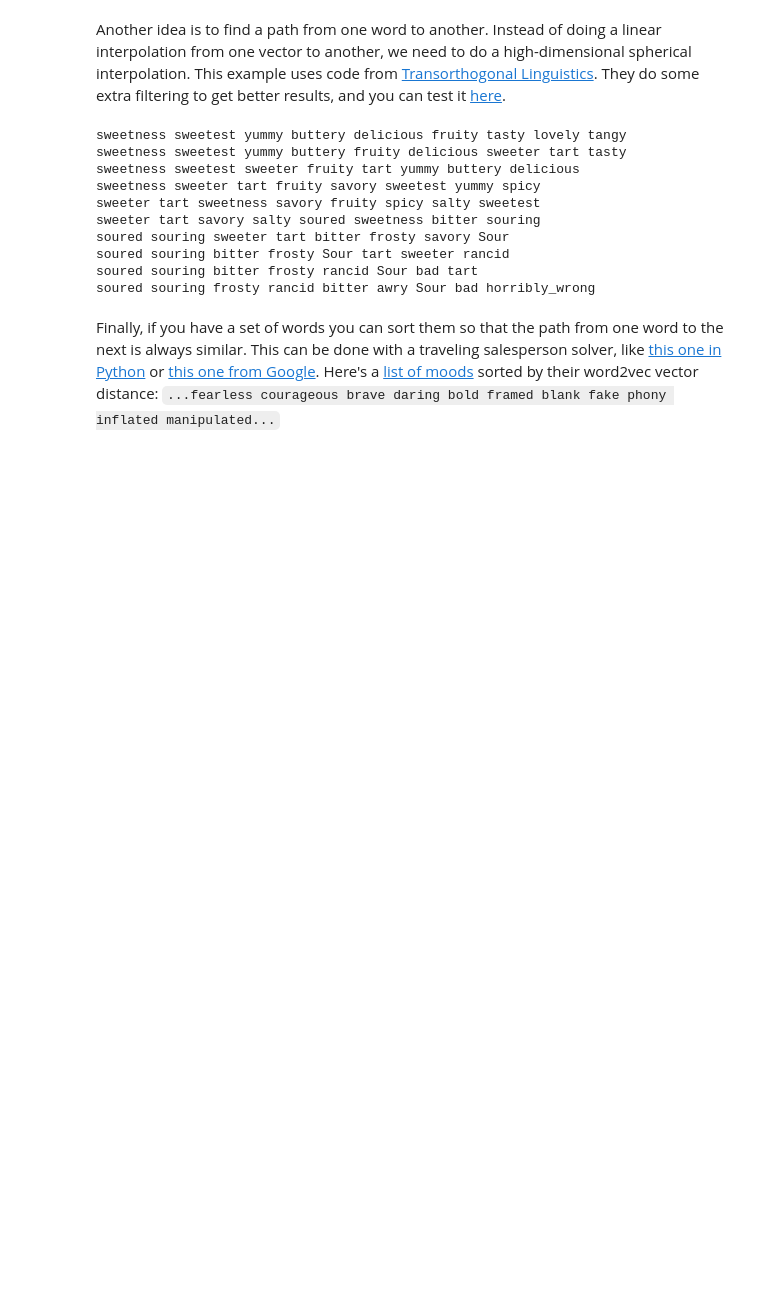
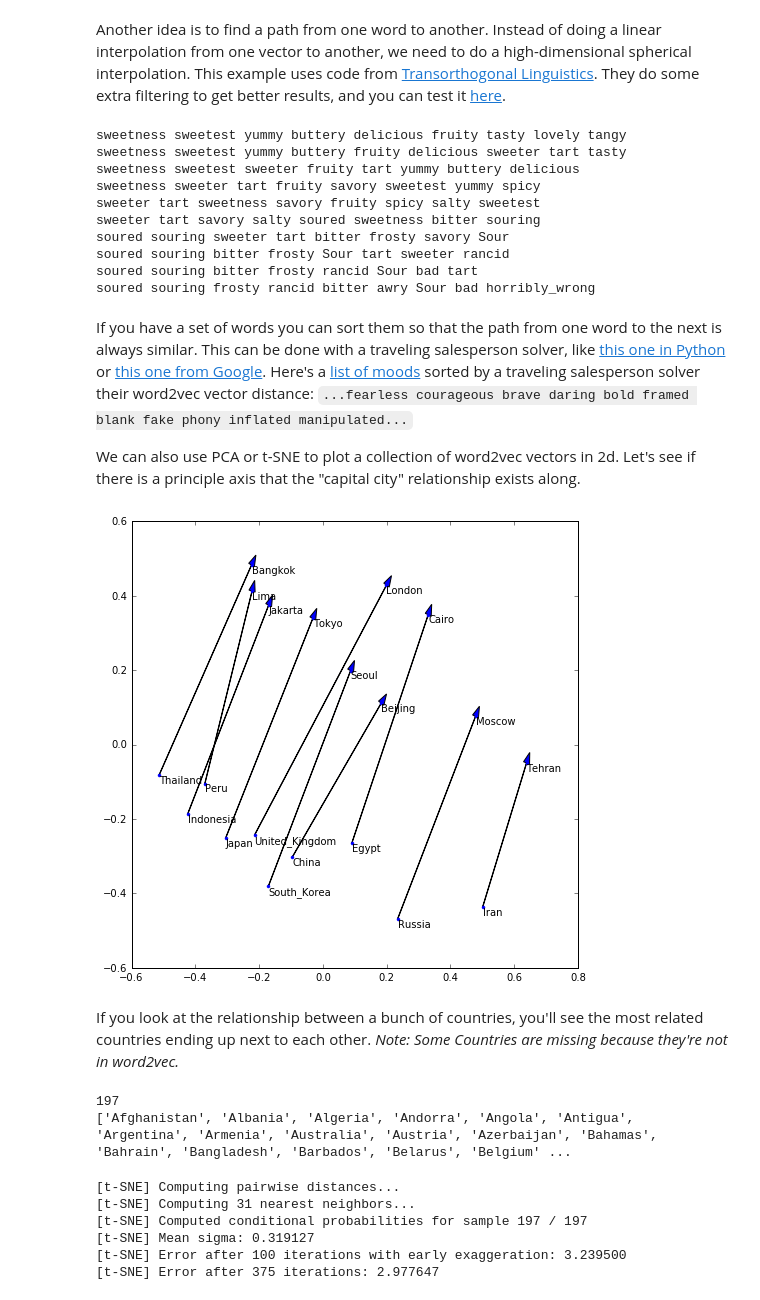
Before and after one commit to kylemcdonald/ml-examples, a Jupyter notebook: workshop/word2vec/word2vec.ipynb, the cells around one changed output. Drawn from its saved outputs; the diff is of its cells as text; code cells hidden in the pictures; blank space fills up the shorter version.

Commit message:
working on more word2vec stuff

```diff
--- a/workshop/word2vec/word2vec.ipynb
+++ b/workshop/word2vec/word2vec.ipynb
@@ -162,4 +162,60 @@ soured souring bitter frosty Sour tart sweeter rancid
 soured souring bitter frosty rancid Sour bad tart
 soured souring frosty rancid bitter awry Sour bad horribly_wrong
 # %% [markdown]
-Finally, if you have a set of words you can sort them so that the path from one word to the next is always similar. This can be done with a traveling salesperson solver, like [this one in Python](https://github.com/dmishin/tsp-solver) or [this one from Google](https://developers.google.com/optimization/routing/tsp?hl=en). Here's a [list of moods](https://gist.github.com/kylemcdonald/e425243c41b2c41de5ba) sorted by their word2vec vector distance: `...fearless courageous brave daring bold framed blank fake phony inflated manipulated...`
+If you have a set of words you can sort them so that the path from one word to the next is always similar. This can be done with a traveling salesperson solver, like [this one in Python](https://github.com/dmishin/tsp-solver) or [this one from Google](https://developers.google.com/optimization/routing/tsp?hl=en). Here's a [list of moods](https://gist.github.com/kylemcdonald/e425243c41b2c41de5ba) sorted by a traveling salesperson solver their word2vec vector distance: `...fearless courageous brave daring bold framed blank fake phony inflated manipulated...`
+
+We can also use PCA or t-SNE to plot a collection of word2vec vectors in 2d. Let's see if there is a principle axis that the "capital city" relationship exists along.
+# %%
+capitals = [
+    'China', 'Beijing',
+    'Japan', 'Tokyo',
+    'Russia', 'Moscow',
+    'South_Korea', 'Seoul',
+    'Indonesia', 'Jakarta',
+    'United_Kingdom', 'London',
+    'Peru', 'Lima',
+    'Thailand', 'Bangkok',
+    'Iran', 'Tehran',
+    'Egypt', 'Cairo']
+capitals_vectors = [model[capital] for capital in capitals]
+# %%
+from sklearn import decomposition
+pca = decomposition.PCA(n_components=2)
+capitals_pca = pca.fit_transform(capitals_vectors)
+# %%
+plt.figure(figsize=(8,8))
+plt.plot(capitals_pca[:,0], capitals_pca[:,1], '.')
+capital_pts = zip(capitals_pca[::2], capitals_pca[1::2])
+capital_names = zip(capitals[::2], capitals[1::2])
+for pt_pair, name_pair in zip(capital_pts, capital_names):
+    pt0, pt1 = pt_pair
+    plt.arrow(pt0[0], pt0[1], pt1[0]-pt0[0], pt1[1]-pt0[1])
+    name0, name1 = name_pair
+    plt.annotate(name0, pt0, va='top')
+    plt.annotate(name1, pt1, va='top')
+plt.show()
+# %% [output]
+[figure, added]
+# %% [markdown]
+If you look at the relationship between a bunch of countries, you'll see the most related countries ending up next to each other. _Note: Some Countries are missing because they're not in word2vec._
+# %%
+countries = []
+with open('countries.txt') as f:
+    countries = [line.strip() for line in f]
+print(len(countries))
+print(countries)
+# %% [output]
+197
+['Afghanistan', 'Albania', 'Algeria', 'Andorra', 'Angola', 'Antigua', 'Argentina', 'Armenia', 'Australia', 'Austria', 'Azerbaijan', 'Bahamas', 'Bahrain', 'Bangladesh', 'Barbados', 'Belarus', 'Belgium' ...
+# %%
+from sklearn import manifold
+countries_vectors = [model[country] for country in countries]
+tsne = manifold.TSNE(n_components=2, perplexity=10, verbose=1)
+countries_tsne = tsne.fit_transform(countries_vectors)
+# %% [output]
+[t-SNE] Computing pairwise distances...
+[t-SNE] Computing 31 nearest neighbors...
+[t-SNE] Computed conditional probabilities for sample 197 / 197
+[t-SNE] Mean sigma: 0.319127
+[t-SNE] Error after 100 iterations with early exaggeration: 3.239500
+[t-SNE] Error after 375 iterations: 2.977647
```
Also changed, not shown: parts of 3 cells of this notebook, 2 other files.
